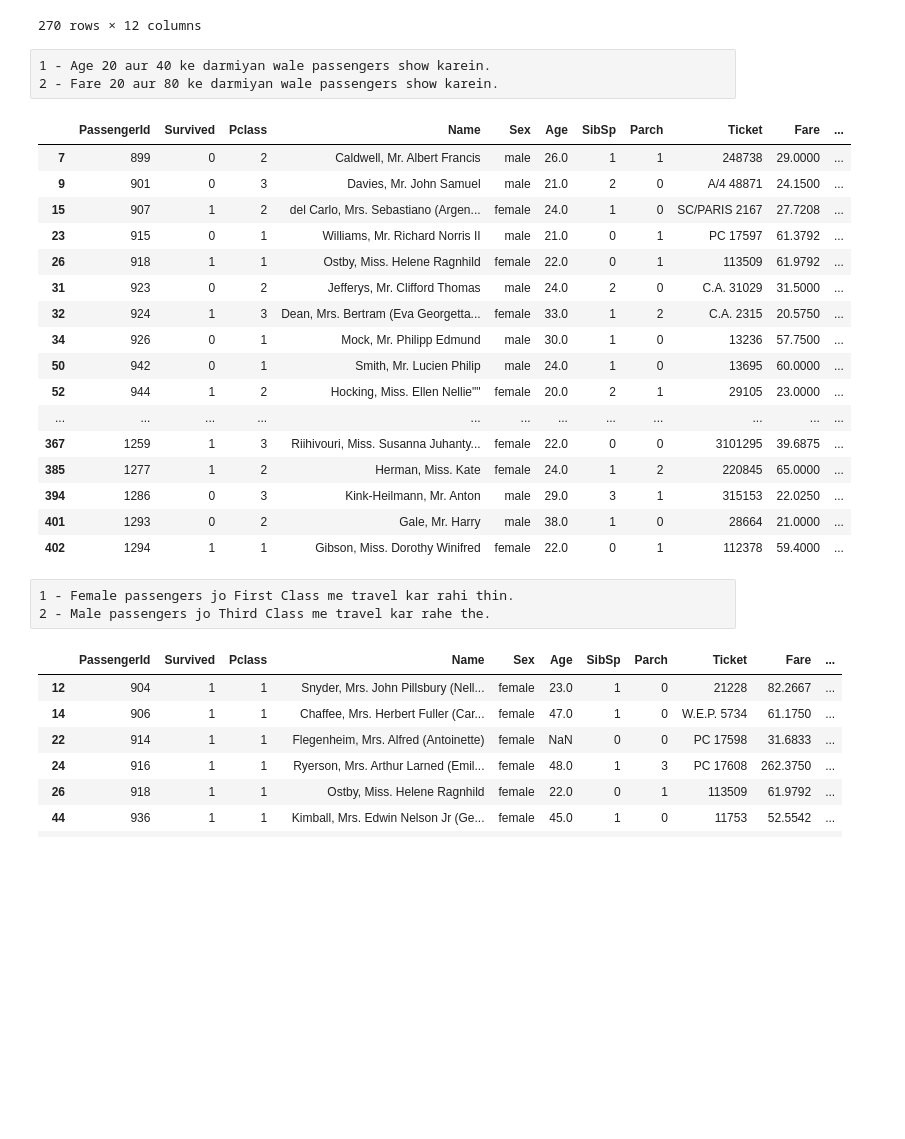
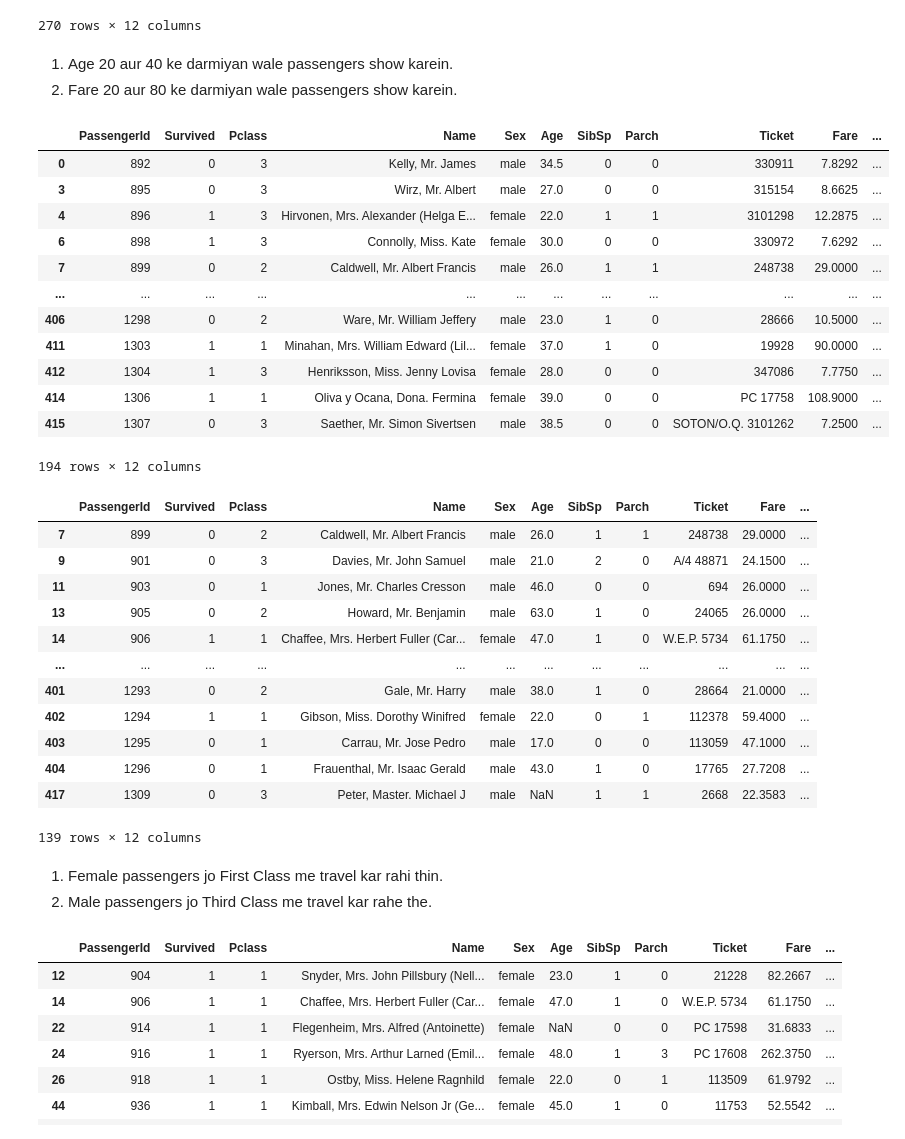
Before and after one commit to malik-tanveer/SMIT-Assigment, a Jupyter notebook: Assigment-Pandas/Assigment(Pandas-1).ipynb, the cells around one changed output. Saved outputs shown, nothing was run; the diff lists cells and outputs as text; code cells hidden in the pictures; blank space fills up the shorter version.

```diff
--- a/Assigment-Pandas/Assigment(Pandas-1).ipynb
+++ b/Assigment-Pandas/Assigment(Pandas-1).ipynb
@@ -332,34 +332,46 @@ data[data.Embarked == "S"]
 | 415 | 1307 | 0 | 3 | Saether, Mr. Simon Sivertsen | male | 38.5 | 0 | 0 | SOTON/O.Q. 3101262 | 7.2500 | ... |
 | 416 | 1308 | 0 | 3 | Ware, Mr. Frederick | male | NaN | 0 | 0 | 359309 | 8.0500 | ... |
 270 rows × 12 columns
-# %% [raw]
-1 - Age 20 aur 40 ke darmiyan wale passengers show karein.
-2 - Fare 20 aur 80 ke darmiyan wale passengers show karein.
+# %% [markdown]
+1. Age 20 aur 40 ke darmiyan wale passengers show karein.
+2. Fare 20 aur 80 ke darmiyan wale passengers show karein.
 # %%
-data[(data.Age >= 20) & (data.Age <= 40) & (data.Fare >= 20) & (data.Fare <= 80)]
-# ya hum asa bhi kr skta hai using Between
-# data[data.Fare.between(20, 80)]
+data[(data.Age >= 20) & (data.Age <= 40)]
 # %% [output]
 |  | PassengerId | Survived | Pclass | Name | Sex | Age | SibSp | Parch | Ticket | Fare | ... |
+| 0 | 892 | 0 | 3 | Kelly, Mr. James | male | 34.5 | 0 | 0 | 330911 | 7.8292 | ... |
+| 3 | 895 | 0 | 3 | Wirz, Mr. Albert | male | 27.0 | 0 | 0 | 315154 | 8.6625 | ... |
+| 4 | 896 | 1 | 3 | Hirvonen, Mrs. Alexander (Helga E... | female | 22.0 | 1 | 1 | 3101298 | 12.2875 | ... |
+| 6 | 898 | 1 | 3 | Connolly, Miss. Kate | female | 30.0 | 0 | 0 | 330972 | 7.6292 | ... |
 | 7 | 899 | 0 | 2 | Caldwell, Mr. Albert Francis | male | 26.0 | 1 | 1 | 248738 | 29.0000 | ... |
-| 9 | 901 | 0 | 3 | Davies, Mr. John Samuel | male | 21.0 | 2 | 0 | A/4 48871 | 24.1500 | ... |
-| 15 | 907 | 1 | 2 | del Carlo, Mrs. Sebastiano (Argen... | female | 24.0 | 1 | 0 | SC/PARIS 2167 | 27.7208 | ... |
-| 23 | 915 | 0 | 1 | Williams, Mr. Richard Norris II | male | 21.0 | 0 | 1 | PC 17597 | 61.3792 | ... |
-| 26 | 918 | 1 | 1 | Ostby, Miss. Helene Ragnhild | female | 22.0 | 0 | 1 | 113509 | 61.9792 | ... |
-| 31 | 923 | 0 | 2 | Jefferys, Mr. Clifford Thomas | male | 24.0 | 2 | 0 | C.A. 31029 | 31.5000 | ... |
-| 32 | 924 | 1 | 3 | Dean, Mrs. Bertram (Eva Georgetta... | female | 33.0 | 1 | 2 | C.A. 2315 | 20.5750 | ... |
-| 34 | 926 | 0 | 1 | Mock, Mr. Philipp Edmund | male | 30.0 | 1 | 0 | 13236 | 57.7500 | ... |
-| 50 | 942 | 0 | 1 | Smith, Mr. Lucien Philip | male | 24.0 | 1 | 0 | 13695 | 60.0000 | ... |
-| 52 | 944 | 1 | 2 | Hocking, Miss. Ellen Nellie"" | female | 20.0 | 2 | 1 | 29105 | 23.0000 | ... |
 | ... | ... | ... | ... | ... | ... | ... | ... | ... | ... | ... | ... |
-| 367 | 1259 | 1 | 3 | Riihivouri, Miss. Susanna Juhanty... | female | 22.0 | 0 | 0 | 3101295 | 39.6875 | ... |
-| 385 | 1277 | 1 | 2 | Herman, Miss. Kate | female | 24.0 | 1 | 2 | 220845 | 65.0000 | ... |
-| 394 | 1286 | 0 | 3 | Kink-Heilmann, Mr. Anton | male | 29.0 | 3 | 1 | 315153 | 22.0250 | ... |
-| 401 | 1293 | 0 | 2 | Gale, Mr. Harry | male | 38.0 | 1 | 0 | 28664 | 21.0000 | ... |
-| 402 | 1294 | 1 | 1 | Gibson, Miss. Dorothy Winifred | female | 22.0 | 0 | 1 | 112378 | 59.4000 | ... |
+| 406 | 1298 | 0 | 2 | Ware, Mr. William Jeffery | male | 23.0 | 1 | 0 | 28666 | 10.5000 | ... |
+| 411 | 1303 | 1 | 1 | Minahan, Mrs. William Edward (Lil... | female | 37.0 | 1 | 0 | 19928 | 90.0000 | ... |
+| 412 | 1304 | 1 | 3 | Henriksson, Miss. Jenny Lovisa | female | 28.0 | 0 | 0 | 347086 | 7.7750 | ... |
+| 414 | 1306 | 1 | 1 | Oliva y Ocana, Dona. Fermina | female | 39.0 | 0 | 0 | PC 17758 | 108.9000 | ... |
+| 415 | 1307 | 0 | 3 | Saether, Mr. Simon Sivertsen | male | 38.5 | 0 | 0 | SOTON/O.Q. 3101262 | 7.2500 | ... |
+194 rows × 12 columns
-# %% [raw]
-1 - Female passengers jo First Class me travel kar rahi thin.
-2 - Male passengers jo Third Class me travel kar rahe the.
+# %%
+data[(data.Fare >= 20) & (data.Fare <= 80)]
+# ya hum asa bhi kr skta hai using Between
+# data[data.Fare.between(20, 80)]
+# %% [output]
+|  | PassengerId | Survived | Pclass | Name | Sex | Age | SibSp | Parch | Ticket | Fare | ... |
+| 7 | 899 | 0 | 2 | Caldwell, Mr. Albert Francis | male | 26.0 | 1 | 1 | 248738 | 29.0000 | ... |
+| 9 | 901 | 0 | 3 | Davies, Mr. John Samuel | male | 21.0 | 2 | 0 | A/4 48871 | 24.1500 | ... |
+| 11 | 903 | 0 | 1 | Jones, Mr. Charles Cresson | male | 46.0 | 0 | 0 | 694 | 26.0000 | ... |
+| 13 | 905 | 0 | 2 | Howard, Mr. Benjamin | male | 63.0 | 1 | 0 | 24065 | 26.0000 | ... |
+| 14 | 906 | 1 | 1 | Chaffee, Mrs. Herbert Fuller (Car... | female | 47.0 | 1 | 0 | W.E.P. 5734 | 61.1750 | ... |
+| ... | ... | ... | ... | ... | ... | ... | ... | ... | ... | ... | ... |
+| 401 | 1293 | 0 | 2 | Gale, Mr. Harry | male | 38.0 | 1 | 0 | 28664 | 21.0000 | ... |
+| 402 | 1294 | 1 | 1 | Gibson, Miss. Dorothy Winifred | female | 22.0 | 0 | 1 | 112378 | 59.4000 | ... |
+| 403 | 1295 | 0 | 1 | Carrau, Mr. Jose Pedro | male | 17.0 | 0 | 0 | 113059 | 47.1000 | ... |
+| 404 | 1296 | 0 | 1 | Frauenthal, Mr. Isaac Gerald | male | 43.0 | 1 | 0 | 17765 | 27.7208 | ... |
+| 417 | 1309 | 0 | 3 | Peter, Master. Michael J | male | NaN | 1 | 1 | 2668 | 22.3583 | ... |
+139 rows × 12 columns
+# %% [markdown]
+1. Female passengers jo First Class me travel kar rahi thin.
+2. Male passengers jo Third Class me travel kar rahe the.
 # %%
 # Femlae jo ka 1st class ma Travel kr rhi hai
 data[(data.Sex == "female") & (data.Pclass == 1)]
```
Also changed, not shown: parts of 137 cells of this notebook.
